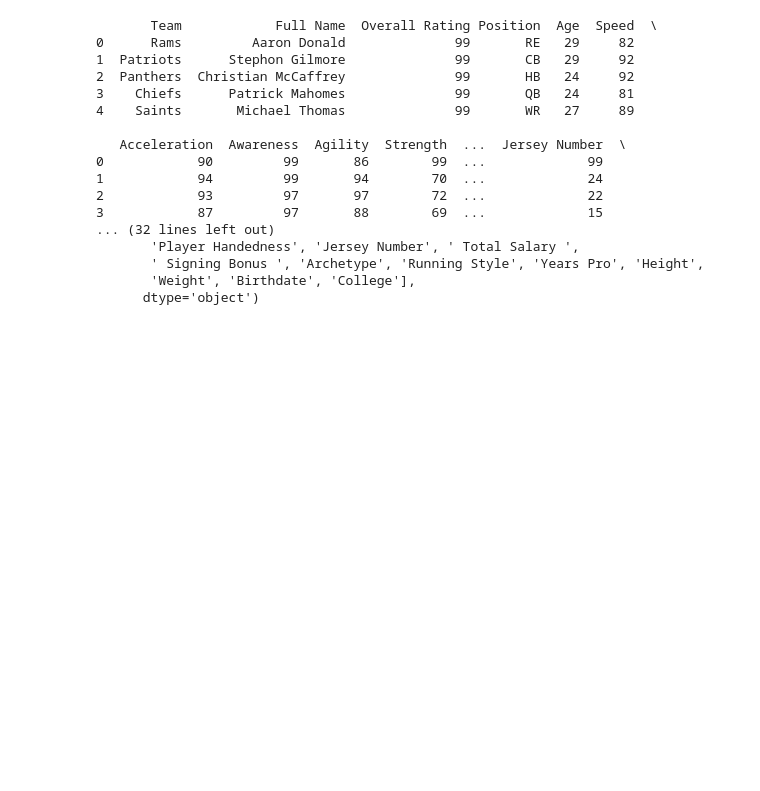
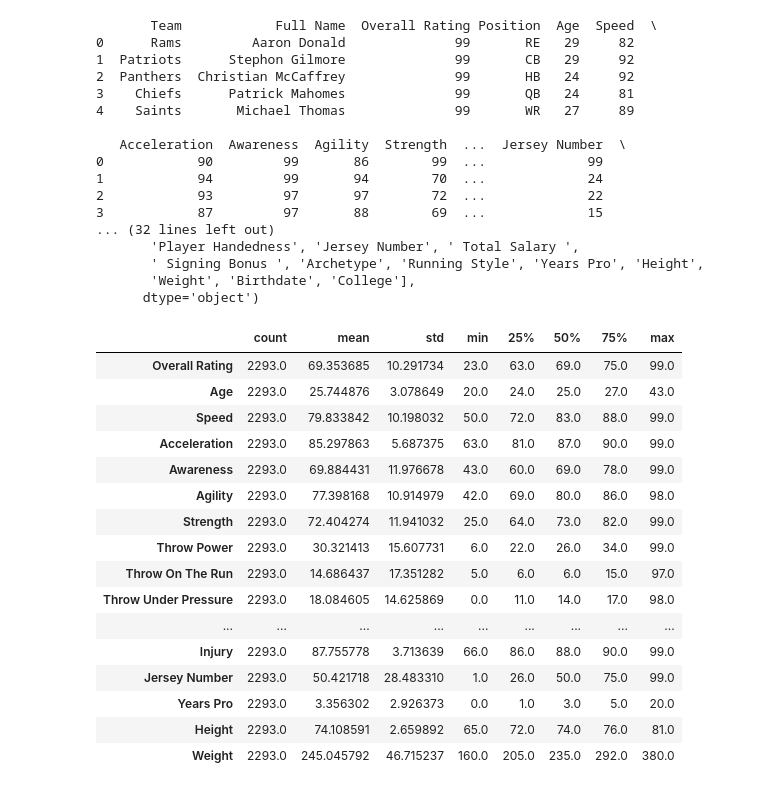
Before and after one commit to data301-2020-winter1/course-project-group_6019, a Jupyter notebook: analysis/Ben/EDA.ipynb, the cells around one changed output. Saved outputs shown, nothing was run; the diff lists cells and outputs as text; code cells hidden in the pictures; blank space fills up the shorter version.

```diff
--- a/analysis/Ben/EDA.ipynb
+++ b/analysis/Ben/EDA.ipynb
@@ -24,3 +27,23 @@ pf.basics(data)
        ' Signing Bonus ', 'Archetype', 'Running Style', 'Years Pro', 'Height',
        'Weight', 'Birthdate', 'College'],
       dtype='object')
+# %%
+data.describe().T
+# %% [output]
+|  | count | mean | std | min | 25% | 50% | 75% | max |
+| Overall Rating | 2293.0 | 69.353685 | 10.291734 | 23.0 | 63.0 | 69.0 | 75.0 | 99.0 |
+| Age | 2293.0 | 25.744876 | 3.078649 | 20.0 | 24.0 | 25.0 | 27.0 | 43.0 |
+| Speed | 2293.0 | 79.833842 | 10.198032 | 50.0 | 72.0 | 83.0 | 88.0 | 99.0 |
+| Acceleration | 2293.0 | 85.297863 | 5.687375 | 63.0 | 81.0 | 87.0 | 90.0 | 99.0 |
+| Awareness | 2293.0 | 69.884431 | 11.976678 | 43.0 | 60.0 | 69.0 | 78.0 | 99.0 |
+| Agility | 2293.0 | 77.398168 | 10.914979 | 42.0 | 69.0 | 80.0 | 86.0 | 98.0 |
+| Strength | 2293.0 | 72.404274 | 11.941032 | 25.0 | 64.0 | 73.0 | 82.0 | 99.0 |
+| Throw Power | 2293.0 | 30.321413 | 15.607731 | 6.0 | 22.0 | 26.0 | 34.0 | 99.0 |
+| Throw On The Run | 2293.0 | 14.686437 | 17.351282 | 5.0 | 6.0 | 6.0 | 15.0 | 97.0 |
+| Throw Under Pressure | 2293.0 | 18.084605 | 14.625869 | 0.0 | 11.0 | 14.0 | 17.0 | 98.0 |
+| ... | ... | ... | ... | ... | ... | ... | ... | ... |
+| Injury | 2293.0 | 87.755778 | 3.713639 | 66.0 | 86.0 | 88.0 | 90.0 | 99.0 |
+| Jersey Number | 2293.0 | 50.421718 | 28.483310 | 1.0 | 26.0 | 50.0 | 75.0 | 99.0 |
+| Years Pro | 2293.0 | 3.356302 | 2.926373 | 0.0 | 1.0 | 3.0 | 5.0 | 20.0 |
+| Height | 2293.0 | 74.108591 | 2.659892 | 65.0 | 72.0 | 74.0 | 76.0 | 81.0 |
+| Weight | 2293.0 | 245.045792 | 46.715237 | 160.0 | 205.0 | 235.0 | 292.0 | 380.0 |
```
Also changed, not shown: parts of 5 cells of this notebook, 1 other file.
